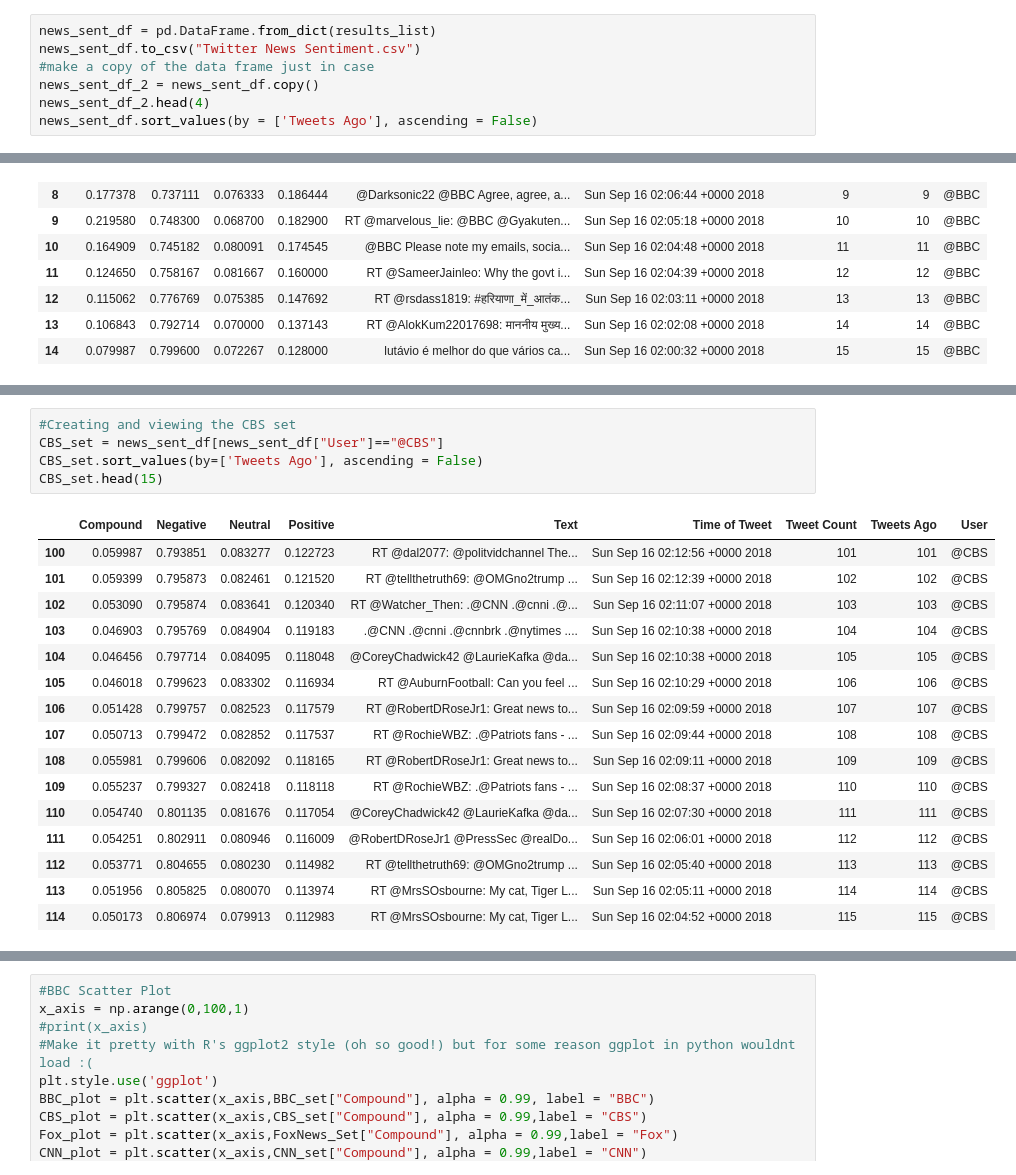
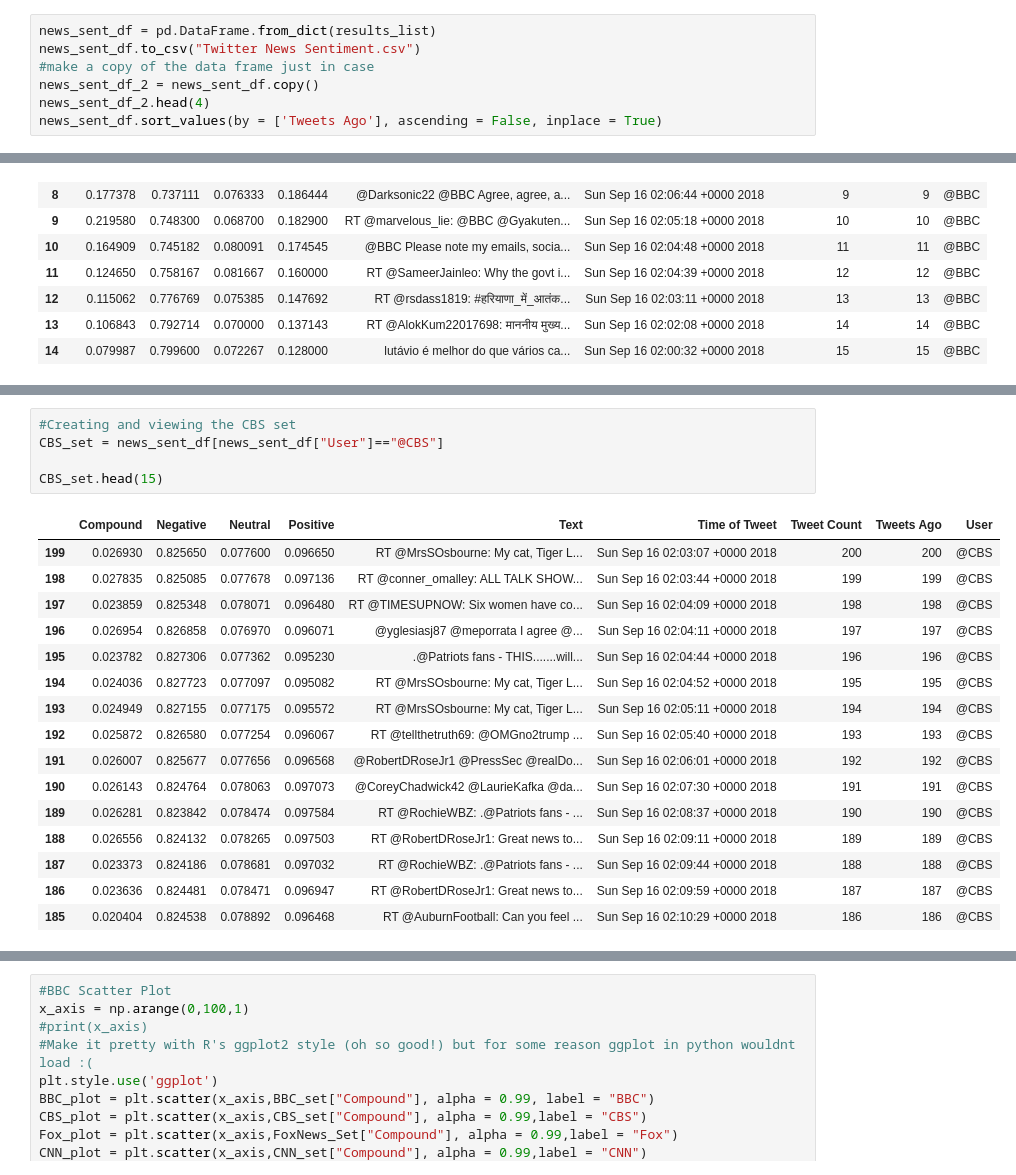
Before and after one commit to MarkovCredit/BootCamp_Spot, a Jupyter notebook: SocialMediaAnalytics/SocialAnalyticsHomework.ipynb, the cells around one changed output, grey strips where cells are left out. Saved outputs shown, nothing was run; the diff lists cells and outputs as text.

```diff
--- a/SocialMediaAnalytics/SocialAnalyticsHomework.ipynb
+++ b/SocialMediaAnalytics/SocialAnalyticsHomework.ipynb
@@ -107,4 +107,4 @@ news_sent_df.to_csv("Twitter News Sentiment.csv")
 #make a copy of the data frame just in case
 news_sent_df_2 = news_sent_df.copy()
 news_sent_df_2.head(4)
-news_sent_df.sort_values(by = ['Tweets Ago'], ascending = False)
+news_sent_df.sort_values(by = ['Tweets Ago'], ascending = False, inplace = True)
@@ -200,25 +167,25 @@ max      0.219580    1.000000    0.104667    0.186444   100.000000  100.000000
 # %%
 #Creating and viewing the CBS set
 CBS_set = news_sent_df[news_sent_df["User"]=="@CBS"]
-CBS_set.sort_values(by=['Tweets Ago'], ascending = False)
+
 CBS_set.head(15)
 # %% [output]
 |  | Compound | Negative | Neutral | Positive | Text | Time of Tweet | Tweet Count | Tweets Ago | User |
-| 100 | 0.059987 | 0.793851 | 0.083277 | 0.122723 | RT @dal2077: @politvidchannel The... | Sun Sep 16 02:12:56 +0000 2018 | 101 | 101 | @CBS |
-| 101 | 0.059399 | 0.795873 | 0.082461 | 0.121520 | RT @tellthetruth69: @OMGno2trump ... | Sun Sep 16 02:12:39 +0000 2018 | 102 | 102 | @CBS |
-| 102 | 0.053090 | 0.795874 | 0.083641 | 0.120340 | RT @Watcher_Then: .@CNN .@cnni .@... | Sun Sep 16 02:11:07 +0000 2018 | 103 | 103 | @CBS |
-| 103 | 0.046903 | 0.795769 | 0.084904 | 0.119183 | .@CNN .@cnni .@cnnbrk .@nytimes .... | Sun Sep 16 02:10:38 +0000 2018 | 104 | 104 | @CBS |
-| 104 | 0.046456 | 0.797714 | 0.084095 | 0.118048 | @CoreyChadwick42 @LaurieKafka @da... | Sun Sep 16 02:10:38 +0000 2018 | 105 | 105 | @CBS |
-| 105 | 0.046018 | 0.799623 | 0.083302 | 0.116934 | RT @AuburnFootball: Can you feel ... | Sun Sep 16 02:10:29 +0000 2018 | 106 | 106 | @CBS |
-| 106 | 0.051428 | 0.799757 | 0.082523 | 0.117579 | RT @RobertDRoseJr1: Great news to... | Sun Sep 16 02:09:59 +0000 2018 | 107 | 107 | @CBS |
-| 107 | 0.050713 | 0.799472 | 0.082852 | 0.117537 | RT @RochieWBZ: .@Patriots fans - ... | Sun Sep 16 02:09:44 +0000 2018 | 108 | 108 | @CBS |
-| 108 | 0.055981 | 0.799606 | 0.082092 | 0.118165 | RT @RobertDRoseJr1: Great news to... | Sun Sep 16 02:09:11 +0000 2018 | 109 | 109 | @CBS |
-| 109 | 0.055237 | 0.799327 | 0.082418 | 0.118118 | RT @RochieWBZ: .@Patriots fans - ... | Sun Sep 16 02:08:37 +0000 2018 | 110 | 110 | @CBS |
-| 110 | 0.054740 | 0.801135 | 0.081676 | 0.117054 | @CoreyChadwick42 @LaurieKafka @da... | Sun Sep 16 02:07:30 +0000 2018 | 111 | 111 | @CBS |
-| 111 | 0.054251 | 0.802911 | 0.080946 | 0.116009 | @RobertDRoseJr1 @PressSec @realDo... | Sun Sep 16 02:06:01 +0000 2018 | 112 | 112 | @CBS |
-| 112 | 0.053771 | 0.804655 | 0.080230 | 0.114982 | RT @tellthetruth69: @OMGno2trump ... | Sun Sep 16 02:05:40 +0000 2018 | 113 | 113 | @CBS |
-| 113 | 0.051956 | 0.805825 | 0.080070 | 0.113974 | RT @MrsSOsbourne: My cat, Tiger L... | Sun Sep 16 02:05:11 +0000 2018 | 114 | 114 | @CBS |
-| 114 | 0.050173 | 0.806974 | 0.079913 | 0.112983 | RT @MrsSOsbourne: My cat, Tiger L... | Sun Sep 16 02:04:52 +0000 2018 | 115 | 115 | @CBS |
+| 199 | 0.026930 | 0.825650 | 0.077600 | 0.096650 | RT @MrsSOsbourne: My cat, Tiger L... | Sun Sep 16 02:03:07 +0000 2018 | 200 | 200 | @CBS |
+| 198 | 0.027835 | 0.825085 | 0.077678 | 0.097136 | RT @conner_omalley: ALL TALK SHOW... | Sun Sep 16 02:03:44 +0000 2018 | 199 | 199 | @CBS |
+| 197 | 0.023859 | 0.825348 | 0.078071 | 0.096480 | RT @TIMESUPNOW: Six women have co... | Sun Sep 16 02:04:09 +0000 2018 | 198 | 198 | @CBS |
+| 196 | 0.026954 | 0.826858 | 0.076970 | 0.096071 | @yglesiasj87 @meporrata I agree @... | Sun Sep 16 02:04:11 +0000 2018 | 197 | 197 | @CBS |
+| 195 | 0.023782 | 0.827306 | 0.077362 | 0.095230 | .@Patriots fans - THIS.......will... | Sun Sep 16 02:04:44 +0000 2018 | 196 | 196 | @CBS |
+| 194 | 0.024036 | 0.827723 | 0.077097 | 0.095082 | RT @MrsSOsbourne: My cat, Tiger L... | Sun Sep 16 02:04:52 +0000 2018 | 195 | 195 | @CBS |
+| 193 | 0.024949 | 0.827155 | 0.077175 | 0.095572 | RT @MrsSOsbourne: My cat, Tiger L... | Sun Sep 16 02:05:11 +0000 2018 | 194 | 194 | @CBS |
+| 192 | 0.025872 | 0.826580 | 0.077254 | 0.096067 | RT @tellthetruth69: @OMGno2trump ... | Sun Sep 16 02:05:40 +0000 2018 | 193 | 193 | @CBS |
+| 191 | 0.026007 | 0.825677 | 0.077656 | 0.096568 | @RobertDRoseJr1 @PressSec @realDo... | Sun Sep 16 02:06:01 +0000 2018 | 192 | 192 | @CBS |
+| 190 | 0.026143 | 0.824764 | 0.078063 | 0.097073 | @CoreyChadwick42 @LaurieKafka @da... | Sun Sep 16 02:07:30 +0000 2018 | 191 | 191 | @CBS |
+| 189 | 0.026281 | 0.823842 | 0.078474 | 0.097584 | RT @RochieWBZ: .@Patriots fans - ... | Sun Sep 16 02:08:37 +0000 2018 | 190 | 190 | @CBS |
+| 188 | 0.026556 | 0.824132 | 0.078265 | 0.097503 | RT @RobertDRoseJr1: Great news to... | Sun Sep 16 02:09:11 +0000 2018 | 189 | 189 | @CBS |
+| 187 | 0.023373 | 0.824186 | 0.078681 | 0.097032 | RT @RochieWBZ: .@Patriots fans - ... | Sun Sep 16 02:09:44 +0000 2018 | 188 | 188 | @CBS |
+| 186 | 0.023636 | 0.824481 | 0.078471 | 0.096947 | RT @RobertDRoseJr1: Great news to... | Sun Sep 16 02:09:59 +0000 2018 | 187 | 187 | @CBS |
+| 185 | 0.020404 | 0.824538 | 0.078892 | 0.096468 | RT @AuburnFootball: Can you feel ... | Sun Sep 16 02:10:29 +0000 2018 | 186 | 186 | @CBS |
 # %%
 #Creating a CNN set
 CNN_set = news_sent_df[news_sent_df["User"]=="@CNN"]
```
Also changed, not shown: parts of 5 cells of this notebook.
